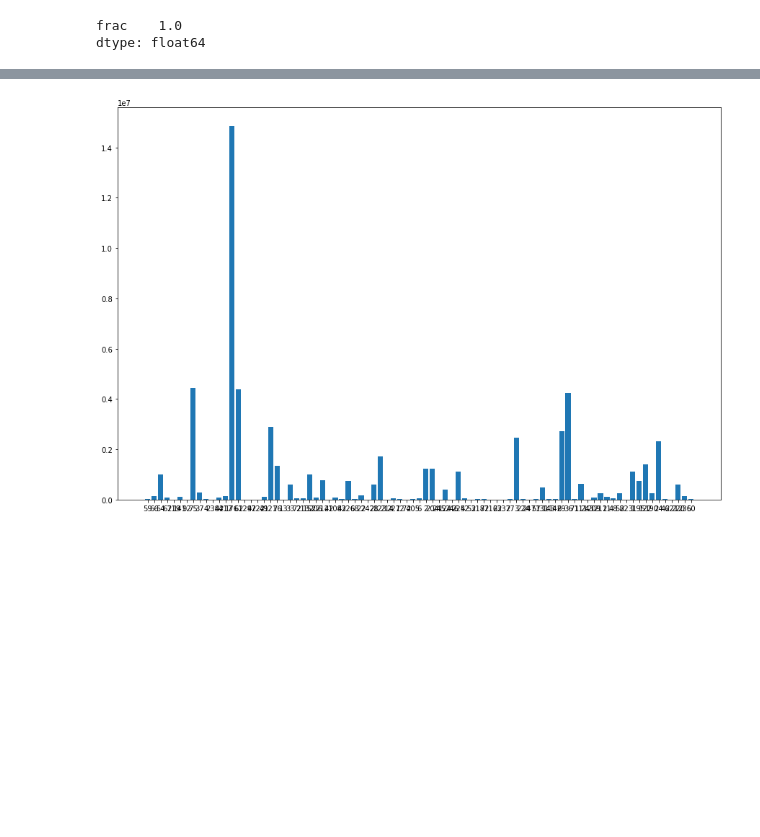
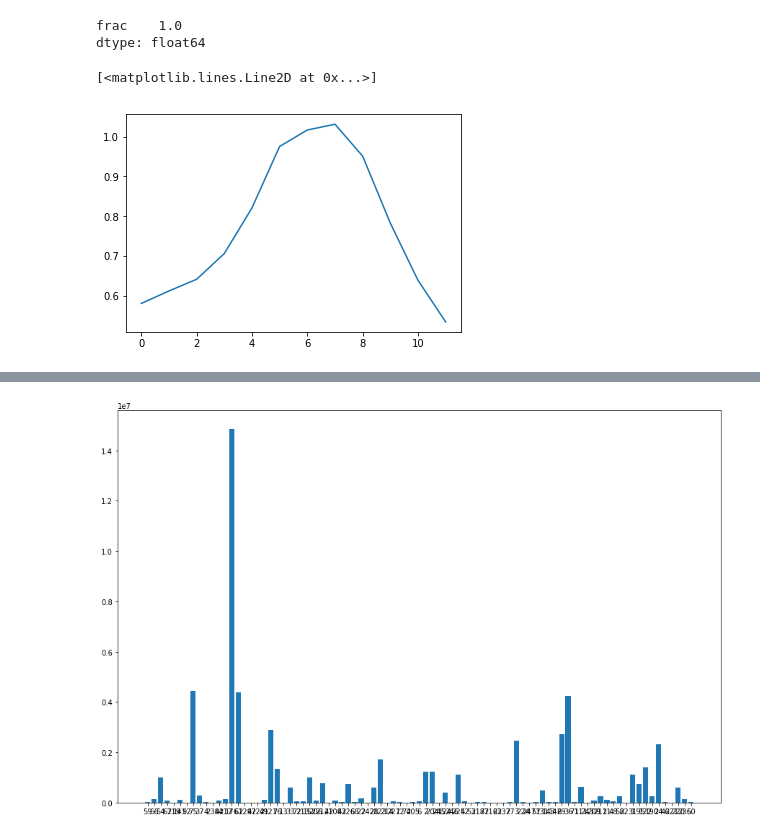
Before and after one commit to kashingtonDC/cvwbm, a Jupyter notebook: code/CDL_kc.ipynb, the cells around one changed output, grey strips where cells are left out. Saved outputs shown, nothing was run; the diff lists cells and outputs as text; code cells hidden in the pictures; blank space fills up the shorter version.

Commit message:
finish up kc multiplier codes!!!!

```diff
--- a/code/CDL_kc.ipynb
+++ b/code/CDL_kc.ipynb
@@ -391,6 +391,16 @@ dtype: float64
 # Now read the kc files, calculate the monthly weighted average
 kc = pd.read_csv("../data/fmp_kc_faunt.csv")
 df = pd.merge(kc,t, left_on = "Crop_id", right_index = True)
+# %%
+multipliers = []
+for i in df.columns[2:-1]:
+    mult = sum(df[i] * df.frac)
+    multipliers.append(mult)
+# %%
+plt.plot(multipliers)
+# %% [output]
+[<matplotlib.lines.Line2D at 0x...>]
+[figure, added]
 # %%
 # Make the multiplier dataframe
 mdf = pd.DataFrame([])
```
Also changed, not shown: parts of 8 cells of this notebook.
